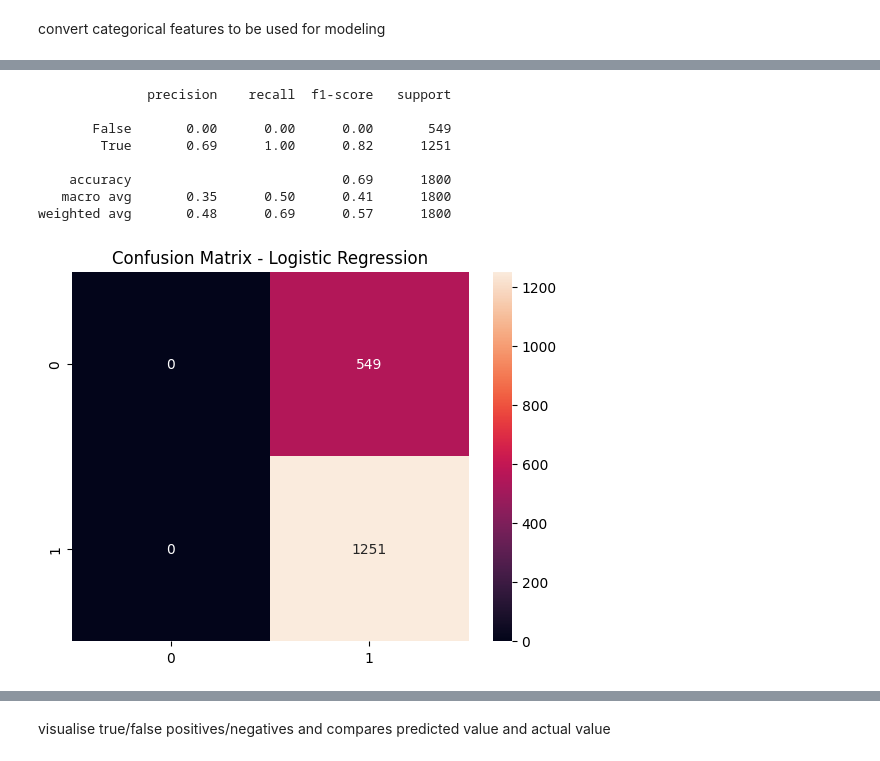
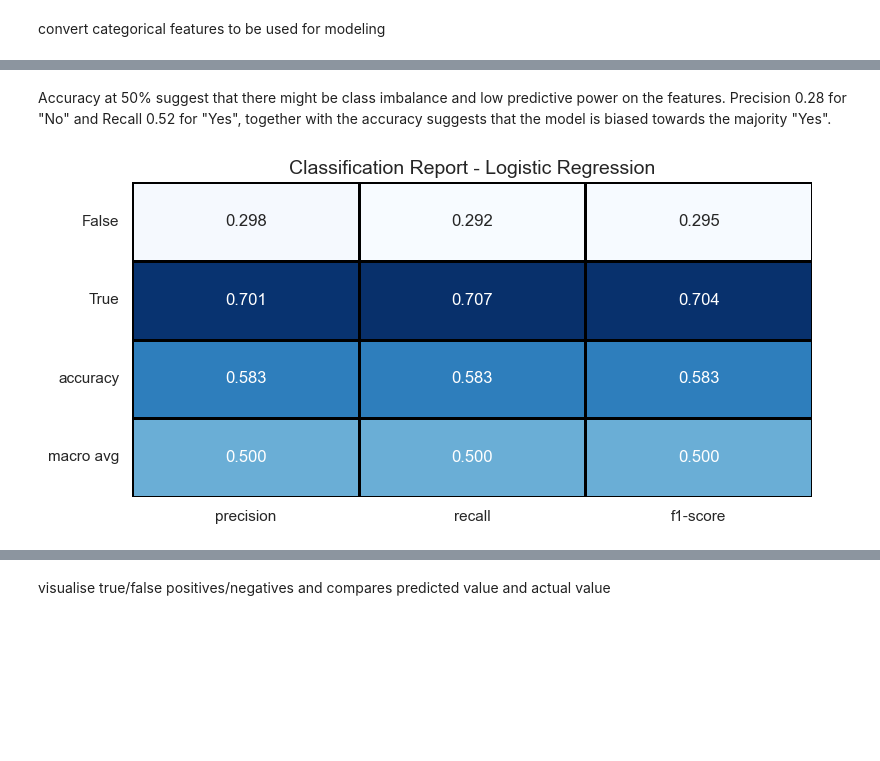
Before and after one commit to sunichayalai/mld, a Jupyter notebook: loan.ipynb, the cells around one changed output, grey strips where cells are left out. Cells and saved outputs as stored; diff of their text form; code cells hidden in the pictures; blank space fills up the shorter version.

```diff
--- a/loan.ipynb
+++ b/loan.ipynb
@@ -271,0 +255,5 @@ convert categorical features to be used for modeling
+# %%
+iso = IsolationForest(contamination=0.02, random_state=42)
+df_encoded['anomaly'] = iso.fit_predict(df_encoded.drop("LoanApproved_Yes", axis=1))
+
+df_cleaned = df_encoded[df_encoded["anomaly"] == 1].drop("anomaly", axis=1)
@@ -282,6 +290,7 @@ remove outliers to improve model accuracy
 # %%
-from sklearn.model_selection import train_test_split
+X = df_cleaned.drop("LoanApproved_Yes", axis=1)
+y = df_cleaned["LoanApproved_Yes"]
 
-X = df_encoded.drop('LoanApproved_Yes', axis=1)
-y = df_encoded['LoanApproved_Yes']
-X_train, X_test, y_train, y_test = train_test_split(X, y, test_size=0.2, random_state=42)
+X_train, X_test, y_train, y_test = train_test_split(
+    X, y, test_size=0.2, stratify=y, random_state=42
+)
@@ -288,3 +299,6 @@ X_train, X_test, y_train, y_test = train_test_split(X, y, test_size=0.2, random_
+# %%
+smote = SMOTE(random_state=42)
+X_train_smote, y_train_smote = smote.fit_resample(X_train, y_train)
 # %%
 from sklearn.linear_model import LogisticRegression
 from sklearn.ensemble import RandomForestClassifier
@@ -324,20 +358,26 @@ weighted avg       0.59      0.69      0.58      1800
+# %% [markdown]
+Accuracy at 50% suggest that there might be class imbalance and low predictive power on the features.
+Precision 0.28 for "No" and Recall 0.52 for "Yes", together with the accuracy suggests that the model is biased towards the majority "Yes".
 # %%
-# confusion matrix
 from sklearn.metrics import classification_report, confusion_matrix
 
 y_pred = lr.predict(X_test)
-print(classification_report(y_test, y_pred))
 
-sns.heatmap(confusion_matrix(y_test, y_pred), annot=True, fmt='d')
-plt.title('Confusion Matrix - Logistic Regression')
+report_dict = classification_report(y_test, y_pred_lr, output_dict=True)
+report_df = pd.DataFrame(report_dict).transpose().round(3)
+
+report_df_display = report_df.drop(columns='support')
+
+plt.figure(figsize=(8, 4))
+sns.set(style="whitegrid")
+sns.heatmap(report_df_display.iloc[:-1, :],
+            annot=True, cbar=False, cmap="Blues", fmt='.3f',
+            linewidths=1, linecolor='black')
+
+plt.title("Classification Report - Logistic Regression", fontsize=14)
+plt.xticks(rotation=0)
+plt.yticks(rotation=0)
+plt.tight_layout()
 plt.show()
 # %% [output]
-              precision    recall  f1-score   support
-
-       False       0.00      0.00      0.00       549
-        True       0.69      1.00      0.82      1251
-
-    accuracy                           0.69      1800
-   macro avg       0.35      0.50      0.41      1800
-weighted avg       0.48      0.69      0.57      1800
-[figure, old version]
+[figure, new version]
```
Also changed, not shown: parts of 55 cells of this notebook.
